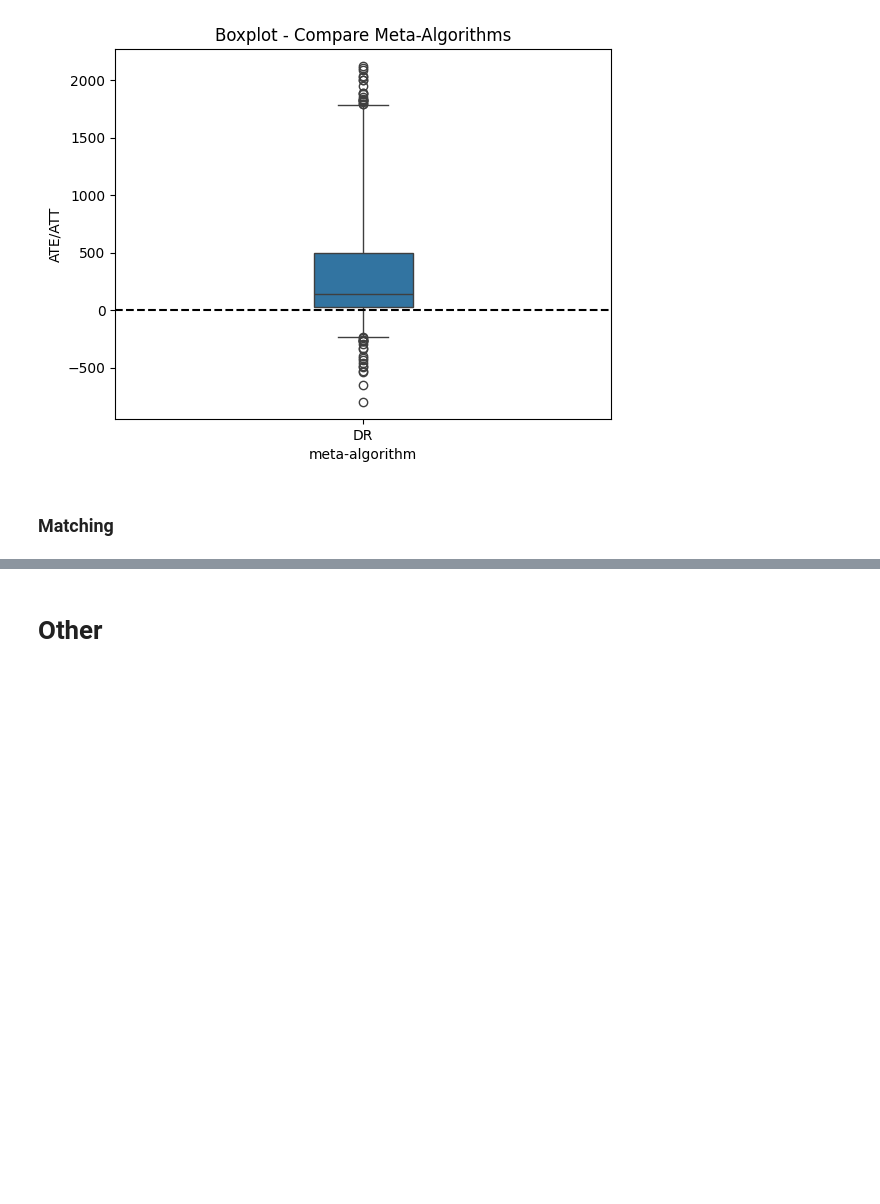
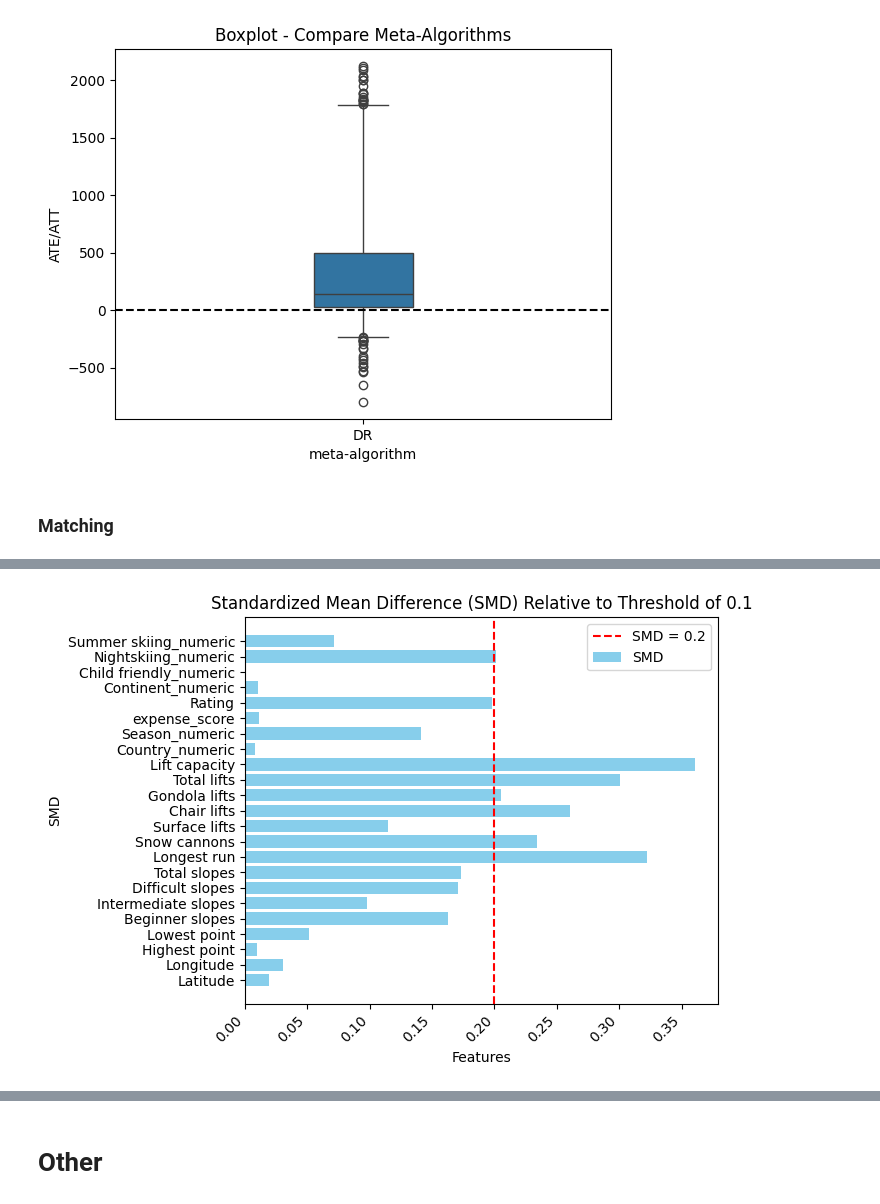
Before and after one commit to matansol/causal-inference-course, a Jupyter notebook: project/project.ipynb, the cells around one changed output, grey strips where cells are left out. Cells and saved outputs as stored; diff of their text form; code cells hidden in the pictures; blank space fills up the shorter version.

```diff
--- a/project/project.ipynb
+++ b/project/project.ipynb
@@ -1760,3 +1769,8 @@ plt.show()
 [figure]
 # %% [markdown]
 ### Matching
+# %%
+propensity_train_data = pd.concat([X_train, T_train, y_train], axis=1)
+propensity_test_data = pd.concat([X_test, T_test, y_test], axis=1)
+trimmed_data = pd.concat([propensity_train_data, propensity_test_data])
+trimmed_data.describe()
@@ -1762,0 +1787,5 @@ plt.show()
+# %%
+all_cols = confounders
+categorical_cols = ['Continent_numeric', 'Child friendly_numeric', 'Nightskiing_numeric','Summer skiing_numeric']
+table1 = TableOne(trimmed_data, columns=all_cols, categorical=categorical_cols, groupby='Snowparks_numeric', nonnormal=[], pval=False, smd=True)
+print(table1.tabulate(tablefmt="fancy_grid"))
@@ -1762,0 +1810,15 @@ plt.show()
+# %%
+plt.figure(figsize=(7, 5))
+plt.barh(table1.smd_table.index, abs(table1.smd_table.values).flatten(), color='skyblue', label='SMD')
+
+# SMD <= 0.1 is the convention for acceptable, like p-value <= 0.05
+plt.axvline(x=0.2, color='r', linestyle='--', label='SMD = 0.2')
+plt.xlabel('Features')
+plt.ylabel('SMD')
+plt.title('Standardized Mean Difference (SMD) Relative to Threshold of 0.1')
+plt.xticks(rotation=45, ha='right')
+plt.legend()
+plt.tight_layout()
+plt.show()
+# %% [output]
+[figure, added]
```
Also changed, not shown: parts of 16 cells of this notebook.
